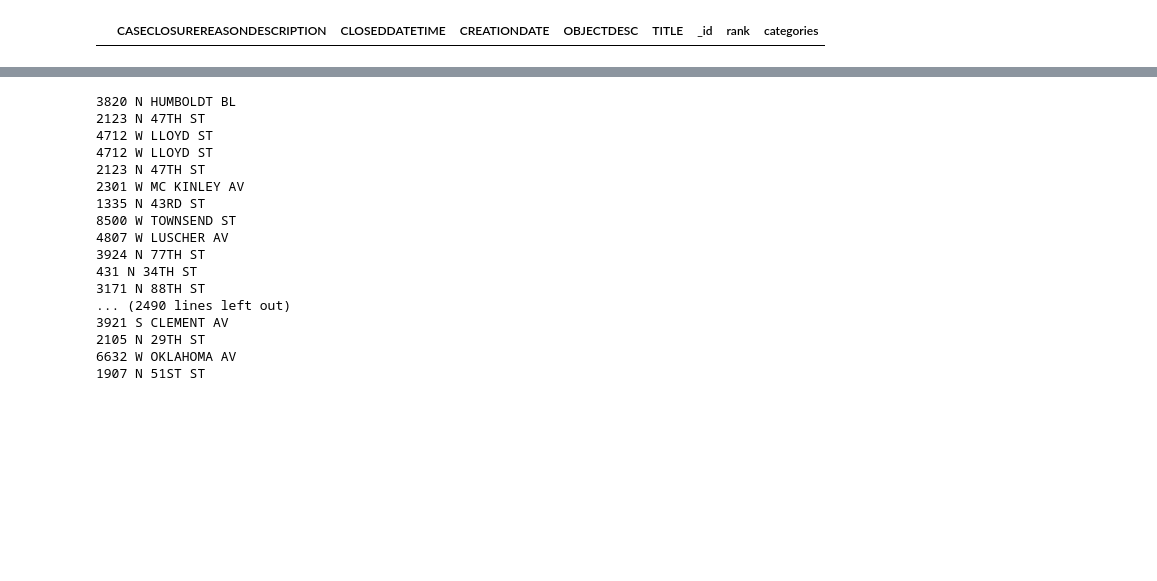
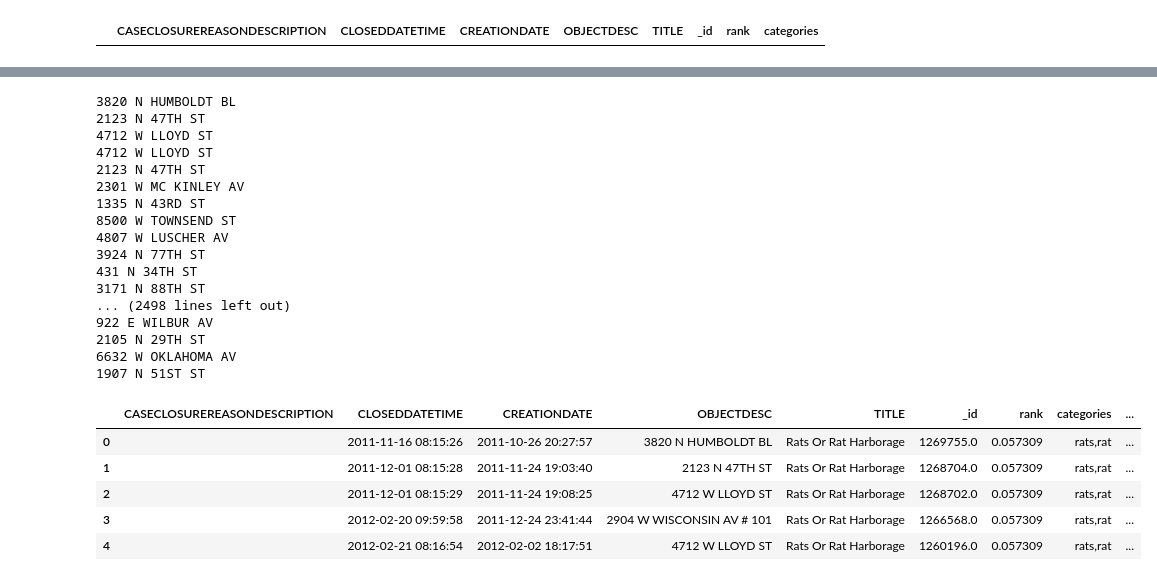
Before and after one commit to Aycrazy/MKE_Python_Visuals, a Jupyter notebook: callcenter_explore.ipynb, the cells around one changed output, grey strips where cells are left out. Saved outputs shown, nothing was run; the diff lists cells and outputs as text; code cells hidden in the pictures; blank space fills up the shorter version.

```diff
--- a/callcenter_explore.ipynb
+++ b/callcenter_explore.ipynb
@@ -206,9 +205,9 @@ def geo_locate(x):
         geodata['lng'] = result['location']['y']
         geodata['address'] = result['address']
         print(geodata['address'])
-    return [geodata['lng'], geodata['lat']]
+    return [geodata['lat'], geodata['lng']]
 # %%
-df['lat_long'] = df.OBJECTDESC.apply(lambda x: geo_locate(x))
+df['utm'] = df.OBJECTDESC.apply(lambda x: geo_locate(x))
 # %% [output]
 3820 N HUMBOLDT BL
 2123 N 47TH ST
@@ -222,10 +221,24 @@ df['lat_long'] = df.OBJECTDESC.apply(lambda x: geo_locate(x))
 3924 N 77TH ST
 431 N 34TH ST
 3171 N 88TH ST
-... (2490 lines left out)
-3921 S CLEMENT AV
+... (2498 lines left out)
+922 E WILBUR AV
 2105 N 29TH ST
 6632 W OKLAHOMA AV
 1907 N 51ST ST
+# %%
+df['easting'] = df.utm.apply(lambda x: float(x[0]) if x[0] !=None else None)
+df['northing'] = df.utm.apply(lambda x: float(x[1]) if x[1] !=None else None)
+df['point'] = df.utm.apply(lambda x: Point([float(x[0]),float(x[1])]) if x[1] !=None else None)
+# %%
+df.drop(['lat_long'], axis=1, inplace=True)
+df.head()
+# %% [output]
+|  | CASECLOSUREREASONDESCRIPTION | CLOSEDDATETIME | CREATIONDATE | OBJECTDESC | TITLE | _id | rank | categories | ... |
+| 0 |  | 2011-11-16 08:15:26 | 2011-10-26 20:27:57 | 3820 N HUMBOLDT BL | Rats Or Rat Harborage | 1269755.0 | 0.057309 | rats,rat | ... |
+| 1 |  | 2011-12-01 08:15:28 | 2011-11-24 19:03:40 | 2123 N 47TH ST | Rats Or Rat Harborage | 1268704.0 | 0.057309 | rats,rat | ... |
+| 2 |  | 2011-12-01 08:15:29 | 2011-11-24 19:08:25 | 4712 W LLOYD ST | Rats Or Rat Harborage | 1268702.0 | 0.057309 | rats,rat | ... |
+| 3 |  | 2012-02-20 09:59:58 | 2011-12-24 23:41:44 | 2904 W WISCONSIN AV # 101 | Rats Or Rat Harborage | 1266568.0 | 0.057309 | rats,rat | ... |
+| 4 |  | 2012-02-21 08:16:54 | 2012-02-02 18:17:51 | 4712 W LLOYD ST | Rats Or Rat Harborage | 1260196.0 | 0.057309 | rats,rat | ... |
 # %%
 df.to_csv('rodents.csv')
```
Also changed, not shown: parts of 9 cells of this notebook.
